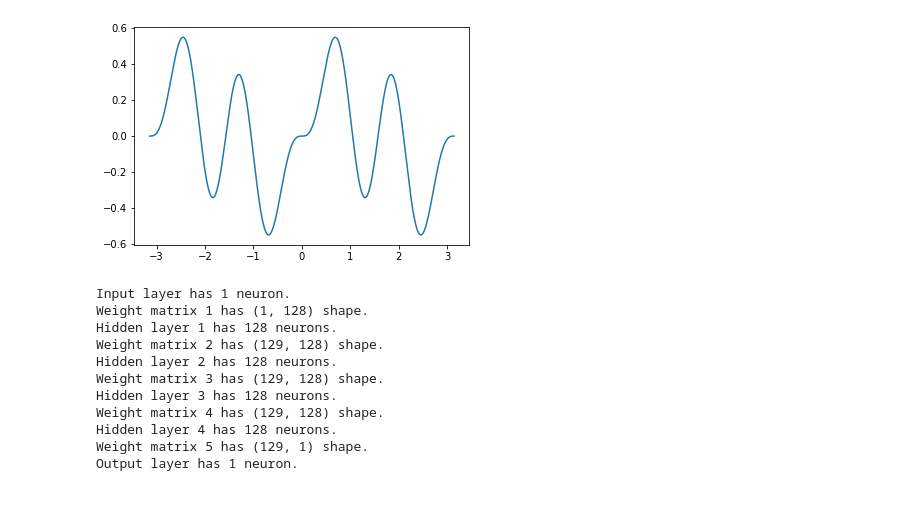
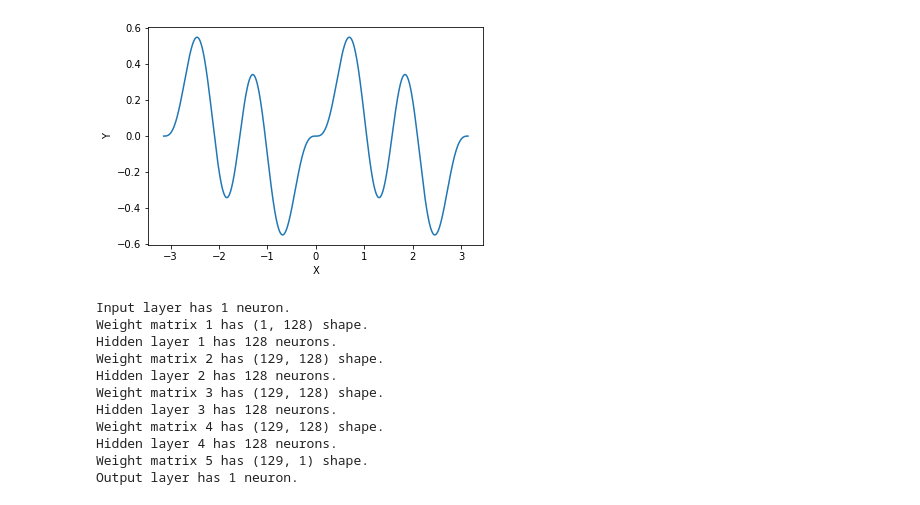
Before and after one commit to Yassine-Sebri/MiniKer, a Jupyter notebook: Demo.ipynb, the cells around one changed output. Saved outputs shown, nothing was run; the diff lists cells and outputs as text; code cells hidden in the pictures.

```diff
--- a/Demo.ipynb
+++ b/Demo.ipynb
@@ -9,13 +9,16 @@ from NeuralNetwork import NeuralNetwork
 # %%
 # Creating the dataset
 X = np.arange(-np.pi, np.pi, 0.005)
 y = np.sin(X) * np.sin(2 * X) * np.sin(3 * X)
 plt.plot(X, y);
+plt.xlabel('X')
+plt.ylabel('Y')
+
 plt.show();
 X = X.reshape(1257, 1)
 y = y.reshape(1257, 1)
 # %% [output]
-[figure, old version]
+[figure, new version]
 # %%
 # Creating an instance of the NeuralNetwork Class
 NN = NeuralNetwork(X, y, [128, 128, 128, 128], activation='Relu', objective='regression')
```
Also changed, not shown: parts of 3 cells of this notebook, 1 other file.
